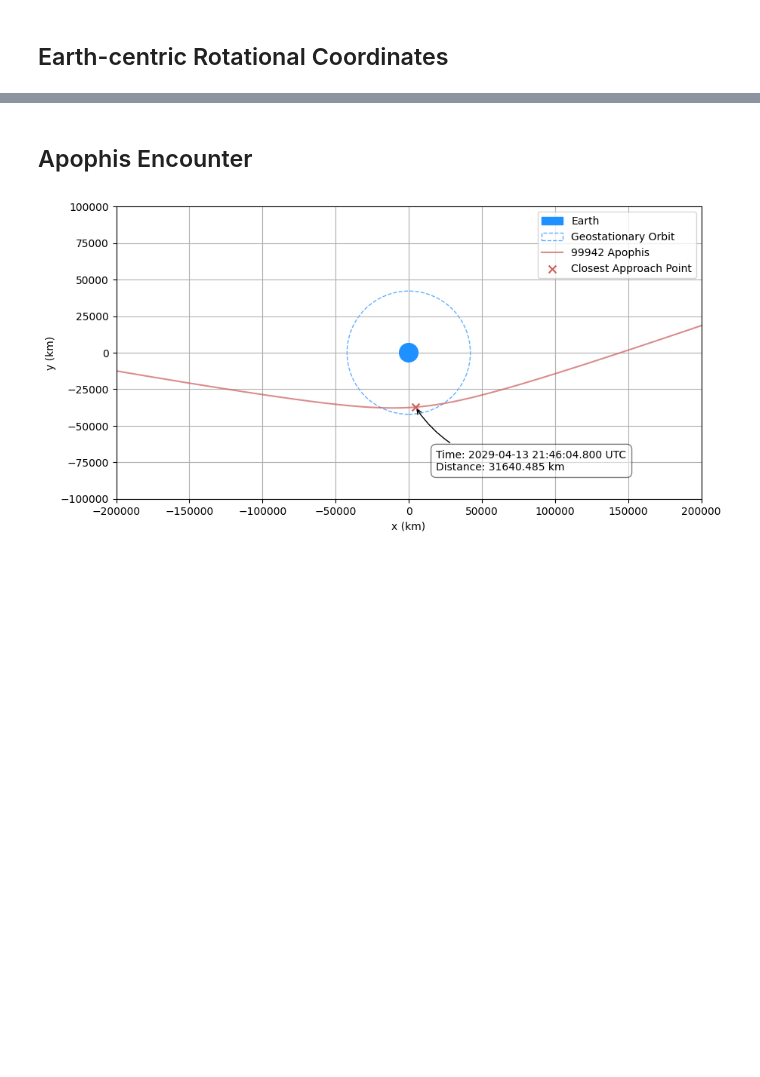
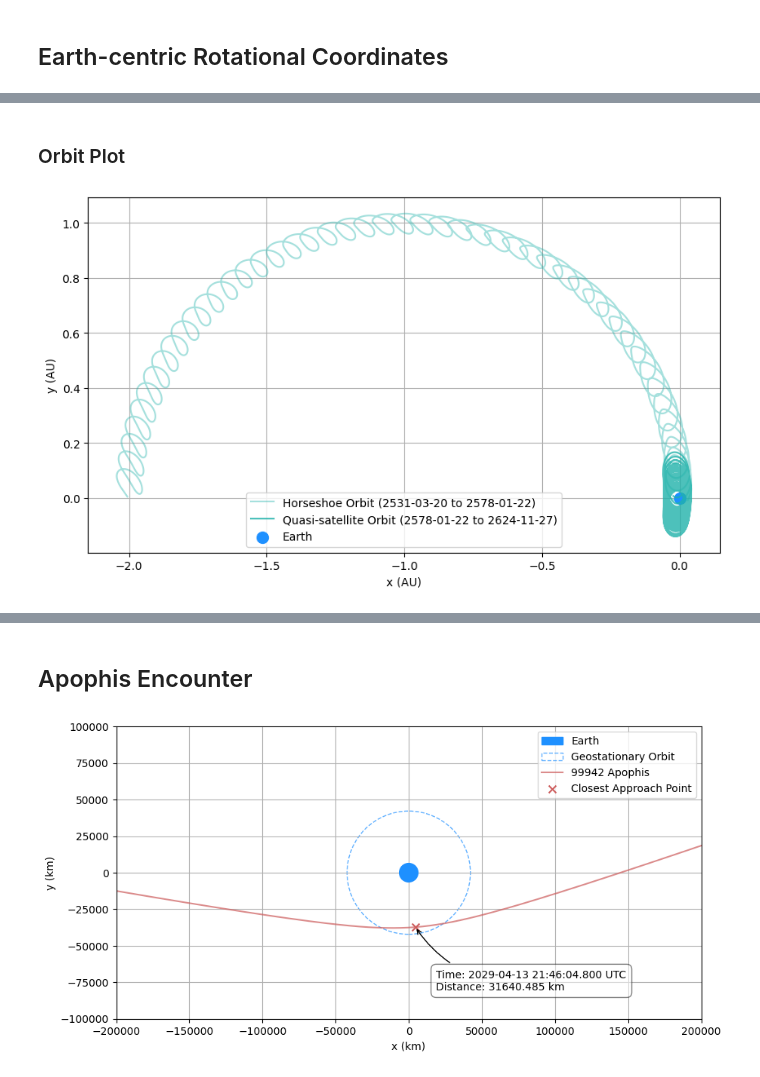
Before and after one commit to shami-momo/Workspace, a Jupyter notebook: solar_astro/NEA/NEA.ipynb, the cells around one changed output, grey strips where cells are left out. Cells and saved outputs as stored; diff of their text form; code cells hidden in the pictures; blank space fills up the shorter version.

```diff
--- a/solar_astro/NEA/NEA.ipynb
+++ b/solar_astro/NEA/NEA.ipynb
@@ -142,0 +192,30 @@ plt.show()
+# %% [markdown]
+### Orbit Plot
+# %%
+# Orbital Phase Analysis
+t_hs_start = t_cap_in - capture_duration
+mask_hs = (r_aa['time'] >= t_hs_start) & (r_aa['time'] <= t_cap_in)
+mask_qs = (r_aa['time'] >= t_cap_in) & (r_aa['time'] <= t_cap_out)
+
+start_hs_iso = get_iso_date(t_hs_start)
+start_qs_iso = get_iso_date(t_cap_in)
+end_qs_iso = get_iso_date(t_cap_out)
+
+# Rotational Coordinates Plotting
+fig, ax = plt.subplots(figsize=(10, 10))
+
+ax.plot(x_rot_aa[mask_hs], y_rot_aa[mask_hs], label=f'Horseshoe Orbit ({start_hs_iso} to {start_qs_iso})', color=OBJECT['2002AA29']['color'], alpha=0.4, zorder=2)
+ax.plot(x_rot_aa[mask_qs], y_rot_aa[mask_qs], label=f'Quasi-satellite Orbit ({start_qs_iso} to {end_qs_iso})', color=OBJECT['2002AA29']['color'], alpha=0.8, zorder=3)
+
+#ax.plot(x_rot_aa, y_rot_aa, label=OBJECT['2002AA29']['name'], color=OBJECT['2002AA29']['color'], alpha=0.2, zorder=2)
+ax.scatter(0, 0, label=OBJECT['EARTH']['name'], color=OBJECT['EARTH']['color'], s=100, zorder=2)
+ax.set_xlabel('x (AU)')
+ax.set_ylabel('y (AU)')
+
+ax.legend()
+ax.set_aspect('equal')
+ax.grid(True)
+
+plt.show()
+# %% [output]
+[figure, added]
```
Also changed, not shown: parts of 11 cells of this notebook, 18 other files.
